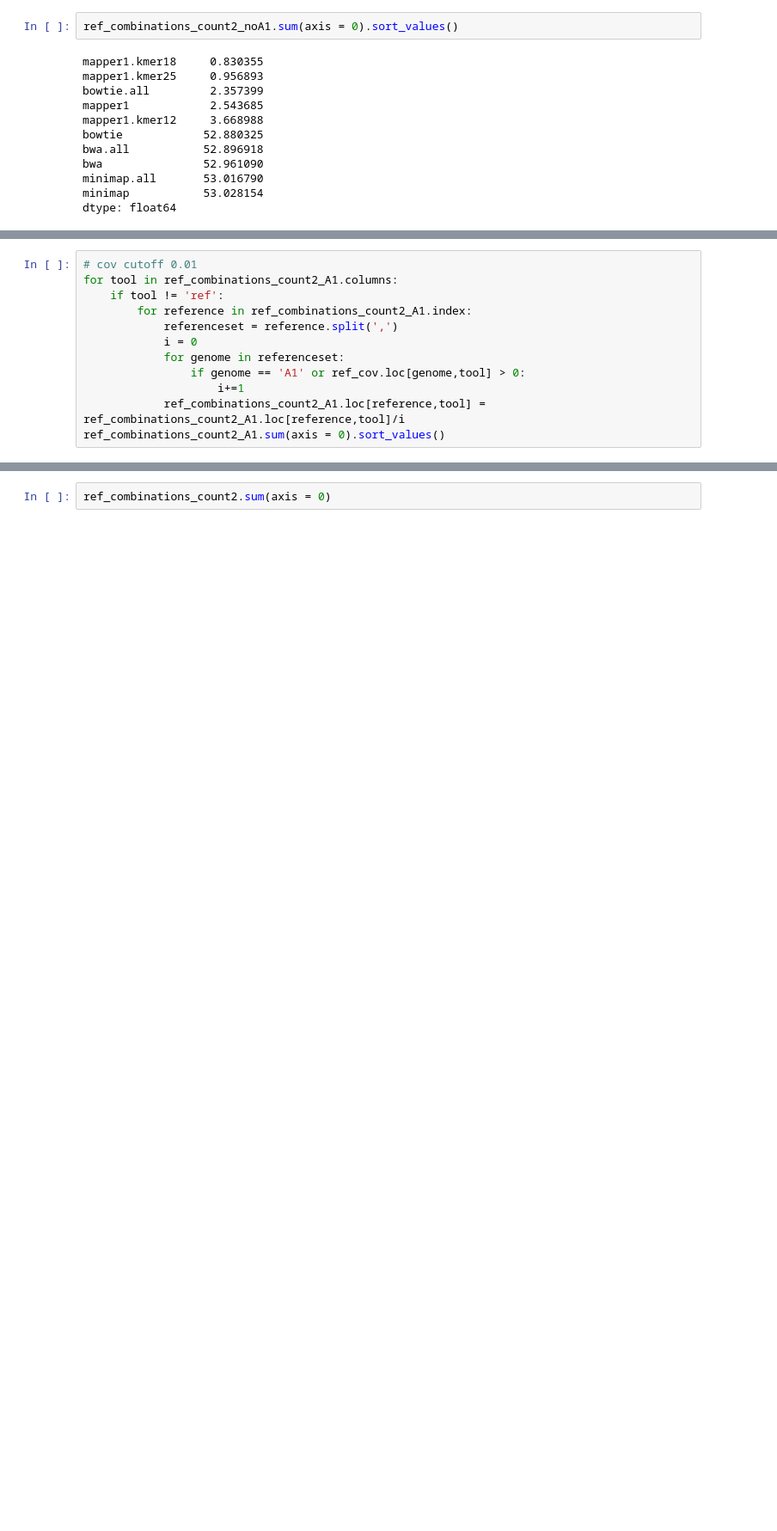
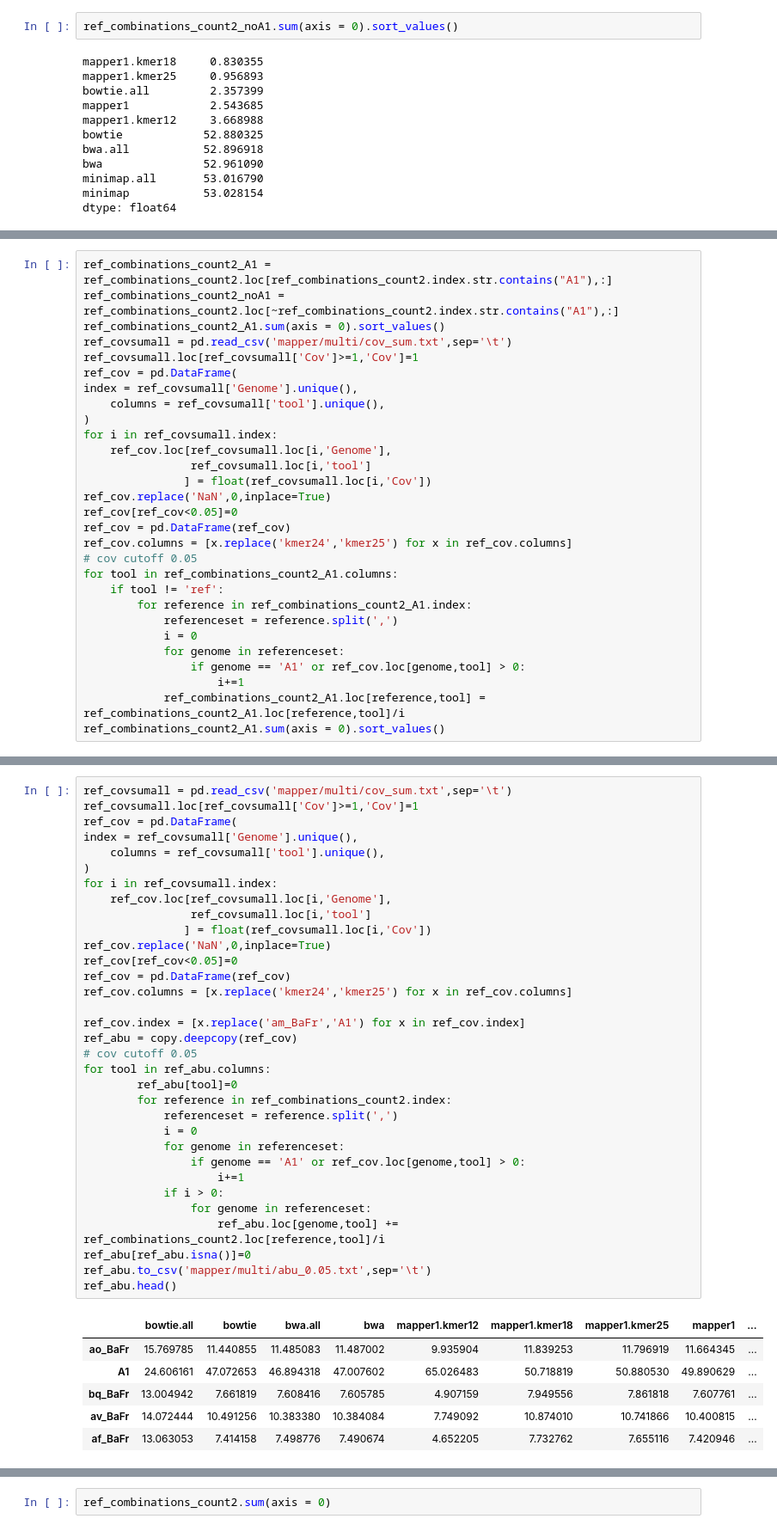
Before and after one commit to caozhichongchong/Mapper_eva, a Jupyter notebook: Alignment_consistency.ipynb, the cells around one changed output, grey strips where cells are left out. Shown at 86% size. Cells and saved outputs as stored; diff of their text form; blank space fills up the shorter version.

```diff
--- a/Alignment_consistency.ipynb
+++ b/Alignment_consistency.ipynb
@@ -506,5 +525,22 @@ ref_cov.head()
 # %%
-# cov cutoff 0.01
+ref_combinations_count2_A1 = ref_combinations_count2.loc[ref_combinations_count2.index.str.contains("A1"),:]
+ref_combinations_count2_noA1 = ref_combinations_count2.loc[~ref_combinations_count2.index.str.contains("A1"),:]
+ref_combinations_count2_A1.sum(axis = 0).sort_values()
+ref_covsumall = pd.read_csv('mapper/multi/cov_sum.txt',sep='\t')
+ref_covsumall.loc[ref_covsumall['Cov']>=1,'Cov']=1
+ref_cov = pd.DataFrame(
+index = ref_covsumall['Genome'].unique(),
+    columns = ref_covsumall['tool'].unique(),
+)
+for i in ref_covsumall.index:
+    ref_cov.loc[ref_covsumall.loc[i,'Genome'],
+                ref_covsumall.loc[i,'tool']
+               ] = float(ref_covsumall.loc[i,'Cov'])
+ref_cov.replace('NaN',0,inplace=True)
+ref_cov[ref_cov<0.05]=0
+ref_cov = pd.DataFrame(ref_cov)
+ref_cov.columns = [x.replace('kmer24','kmer25') for x in ref_cov.columns]
+# cov cutoff 0.05
 for tool in ref_combinations_count2_A1.columns:
     if tool != 'ref':
         for reference in ref_combinations_count2_A1.index:
@@ -553,0 +566,40 @@ dtype: float64
+# %%
+ref_covsumall = pd.read_csv('mapper/multi/cov_sum.txt',sep='\t')
+ref_covsumall.loc[ref_covsumall['Cov']>=1,'Cov']=1
+ref_cov = pd.DataFrame(
+index = ref_covsumall['Genome'].unique(),
+    columns = ref_covsumall['tool'].unique(),
+)
+for i in ref_covsumall.index:
+    ref_cov.loc[ref_covsumall.loc[i,'Genome'],
+                ref_covsumall.loc[i,'tool']
+               ] = float(ref_covsumall.loc[i,'Cov'])
+ref_cov.replace('NaN',0,inplace=True)
+ref_cov[ref_cov<0.05]=0
+ref_cov = pd.DataFrame(ref_cov)
+ref_cov.columns = [x.replace('kmer24','kmer25') for x in ref_cov.columns]
+
+ref_cov.index = [x.replace('am_BaFr','A1') for x in ref_cov.index]
+ref_abu = copy.deepcopy(ref_cov)
+# cov cutoff 0.05
+for tool in ref_abu.columns:
+        ref_abu[tool]=0
+        for reference in ref_combinations_count2.index:
+            referenceset = reference.split(',')
+            i = 0
+            for genome in referenceset:
+                if genome == 'A1' or ref_cov.loc[genome,tool] > 0:
+                    i+=1
+            if i > 0:
+                for genome in referenceset:
+                    ref_abu.loc[genome,tool] += ref_combinations_count2.loc[reference,tool]/i
+ref_abu[ref_abu.isna()]=0
+ref_abu.to_csv('mapper/multi/abu_0.05.txt',sep='\t')
+ref_abu.head()
+# %% [output]
+|  | bowtie.all | bowtie | bwa.all | bwa | mapper1.kmer12 | mapper1.kmer18 | mapper1.kmer25 | mapper1 | ... |
+| ao_BaFr | 15.769785 | 11.440855 | 11.485083 | 11.487002 | 9.935904 | 11.839253 | 11.796919 | 11.664345 | ... |
+| A1 | 24.606161 | 47.072653 | 46.894318 | 47.007602 | 65.026483 | 50.718819 | 50.880530 | 49.890629 | ... |
+| bq_BaFr | 13.004942 | 7.661819 | 7.608416 | 7.605785 | 4.907159 | 7.949556 | 7.861818 | 7.607761 | ... |
+| av_BaFr | 14.072444 | 10.491256 | 10.383380 | 10.384084 | 7.749092 | 10.874010 | 10.741866 | 10.400815 | ... |
+| af_BaFr | 13.063053 | 7.414158 | 7.498776 | 7.490674 | 4.652205 | 7.732762 | 7.655116 | 7.420946 | ... |
```
Also changed, not shown: parts of 7 cells of this notebook.
